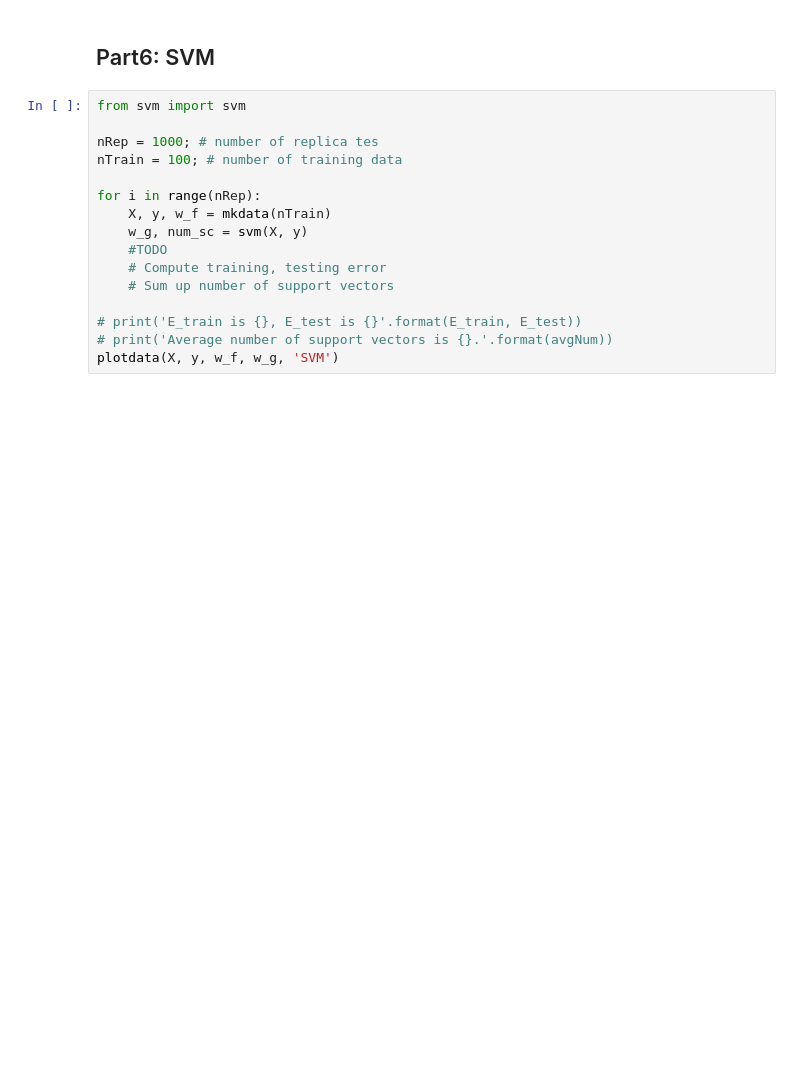
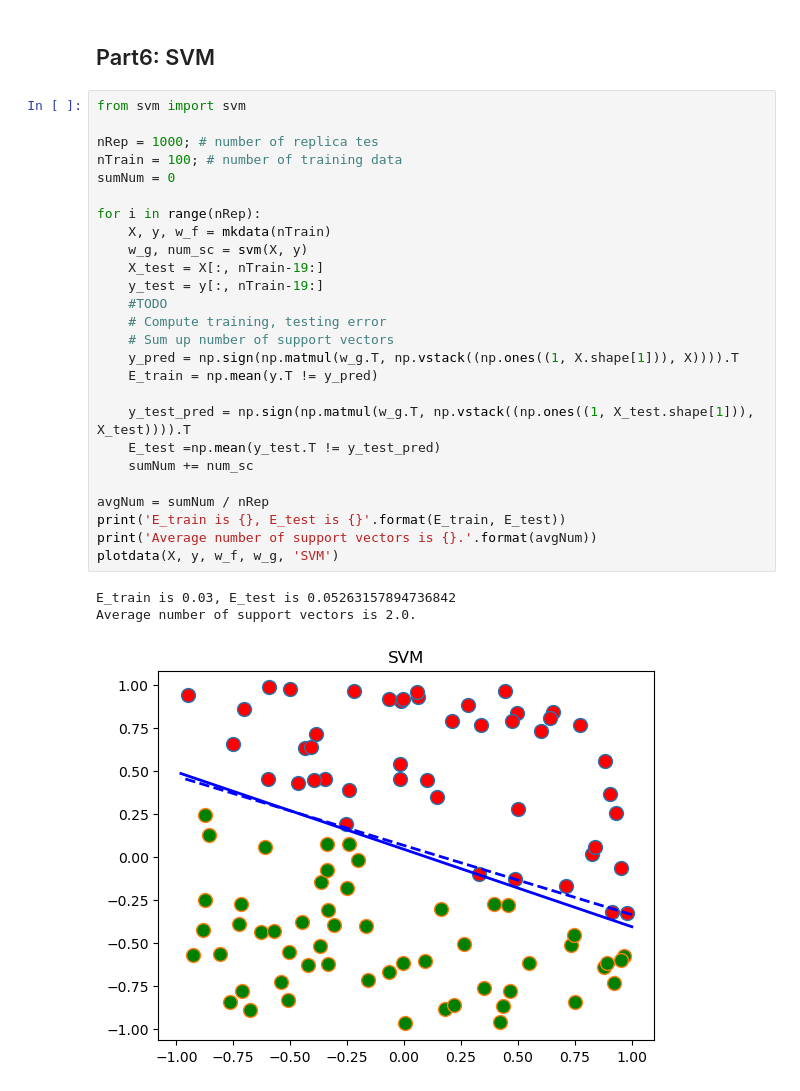
Before and after one commit to wander716/AI_summerterm, a Jupyter notebook: lab3/part3_linear_models/run.ipynb, the cells around one changed output. Drawn from its saved outputs; the diff is of its cells as text; blank space fills up the shorter version.

```diff
--- a/lab3/part3_linear_models/run.ipynb
+++ b/lab3/part3_linear_models/run.ipynb
@@ -166,16 +197,30 @@ plotdata(X, y, w_f, w_g, 'Logistic Regression: noisy')
 # %%
 from svm import svm
 
 nRep = 1000; # number of replica tes
 nTrain = 100; # number of training data
+sumNum = 0
 
 for i in range(nRep):
     X, y, w_f = mkdata(nTrain)
     w_g, num_sc = svm(X, y)
+    X_test = X[:, nTrain-19:]
+    y_test = y[:, nTrain-19:]
     #TODO
     # Compute training, testing error
     # Sum up number of support vectors
+    y_pred = np.sign(np.matmul(w_g.T, np.vstack((np.ones((1, X.shape[1])), X)))).T
+    E_train = np.mean(y.T != y_pred)
 
-# print('E_train is {}, E_test is {}'.format(E_train, E_test))
-# print('Average number of support vectors is {}.'.format(avgNum))
+    y_test_pred = np.sign(np.matmul(w_g.T, np.vstack((np.ones((1, X_test.shape[1])), X_test)))).T
+    E_test =np.mean(y_test.T != y_test_pred)
+    sumNum += num_sc
+
+avgNum = sumNum / nRep
+print('E_train is {}, E_test is {}'.format(E_train, E_test))
+print('Average number of support vectors is {}.'.format(avgNum))
 plotdata(X, y, w_f, w_g, 'SVM')
+# %% [output]
+E_train is 0.03, E_test is 0.05263157894736842
+Average number of support vectors is 2.0.
+[figure, added]
```
Also changed, not shown: parts of 4 cells of this notebook, 18 other files.
